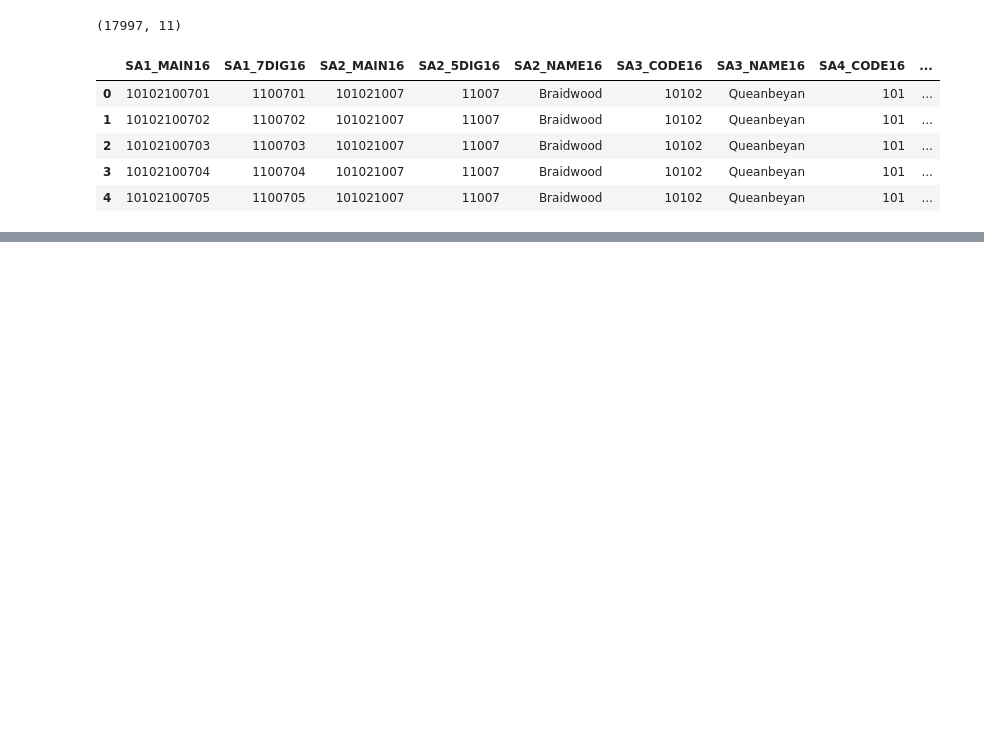
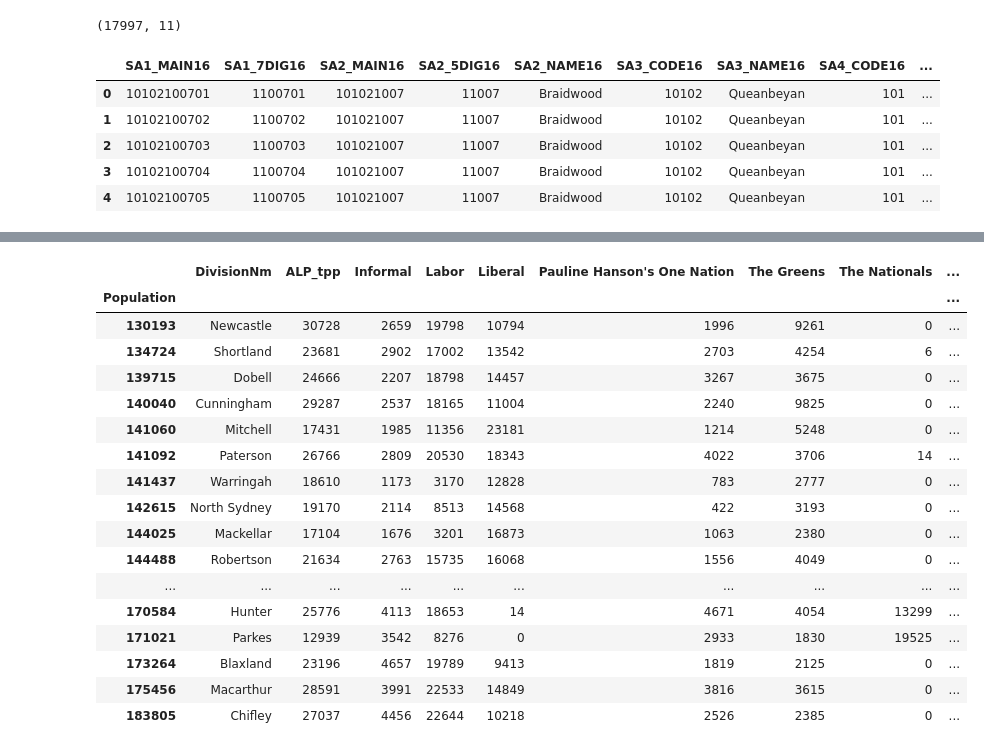
Before and after one commit to PatrickhCahill/auselectorates, a Jupyter notebook: votesbySA1s.ipynb, the cells around one changed output, grey strips where cells are left out. Saved outputs shown, nothing was run; the diff lists cells and outputs as text; code cells hidden in the pictures; blank space fills up the shorter version.

```diff
--- a/votesbySA1s.ipynb
+++ b/votesbySA1s.ipynb
@@ -188,6 +197,6 @@ shape.head()
 # %%
-newshape = shape[["SA1_7DIG16","SA3_NAME16","geometry"]]
-newshape.columns = ["ccd_id","Name","geometry"]
+newshape = shape[["SA1_7DIG16","SA3_NAME16","pop","geometry"]]
+newshape.columns = ["ccd_id","Name","Population","geometry"]
 newshape.set_index("ccd_id",inplace=True)
 # Merge the two tables if sa1_votes doesn't have ccd_id as index set default values to 0
 # Set index to integers for both tables
@@ -209,7 +228,48 @@ getdivision = lambda ccd_id: pp_id_hash[pd.Series.idxmax(handled_sa1.loc[ccd_id]
 # Adding a column called DivisionNm to final_table with value computed using getdivision
 final_table["DivisionNm"] = final_table.index.map(getdivision)
 # Reorder columns
-final_table = final_table[["DivisionNm","Name","ALP_tpp","Informal","Labor","Liberal","Pauline Hanson's One Nation","The Greens","The Nationals","United Australia Party","Independent","Others","LNP_tpp","geometry",]]
+final_table = final_table[["DivisionNm","Name","Population","ALP_tpp","Informal","Labor","Liberal","Pauline Hanson's One Nation","The Greens","The Nationals","United Australia Party","Independent","Others","LNP_tpp","geometry",]]
+# %%
+# Get all unique elements in DivisionNm
+divisions = final_table["DivisionNm"].unique()
+
+# Create a new table with DivisionNm as index and same columns as final_table
+div_votes = pd.DataFrame(index=divisions,columns=final_table.columns)
+# Drop ["DivisionNm","Name","geometry"] columns
+div_votes.drop(["DivisionNm","Name","geometry"],axis=1,inplace=True)
+div_votes.index.name = "DivisionNm"
+
+# For each division, sum the votes of all SA1s in that division
+for division in divisions:
+    div_votes.loc[division] = final_table[final_table["DivisionNm"]==division].sum()
+div_votes = div_votes.astype(int).round()
+# %%
+# Convert index to column and set population as the index
+div_votes.reset_index(inplace=True)
+div_votes.set_index("Population",inplace=True)
+# Order index by size
+div_votes.sort_index(inplace=True)
+# %%
+div_votes
+# %% [output]
+|  | DivisionNm | ALP_tpp | Informal | Labor | Liberal | Pauline Hanson's One Nation | The Greens | The Nationals | ... |
+| Population |  |  |  |  |  |  |  |  | ... |
+| 130193 | Newcastle | 30728 | 2659 | 19798 | 10794 | 1996 | 9261 | 0 | ... |
+| 134724 | Shortland | 23681 | 2902 | 17002 | 13542 | 2703 | 4254 | 6 | ... |
+| 139715 | Dobell | 24666 | 2207 | 18798 | 14457 | 3267 | 3675 | 0 | ... |
+| 140040 | Cunningham | 29287 | 2537 | 18165 | 11004 | 2240 | 9825 | 0 | ... |
+| 141060 | Mitchell | 17431 | 1985 | 11356 | 23181 | 1214 | 5248 | 0 | ... |
+| 141092 | Paterson | 26766 | 2809 | 20530 | 18343 | 4022 | 3706 | 14 | ... |
+| 141437 | Warringah | 18610 | 1173 | 3170 | 12828 | 783 | 2777 | 0 | ... |
+| 142615 | North Sydney | 19170 | 2114 | 8513 | 14568 | 422 | 3193 | 0 | ... |
+| 144025 | Mackellar | 17104 | 1676 | 3201 | 16873 | 1063 | 2380 | 0 | ... |
+| 144488 | Robertson | 21634 | 2763 | 15735 | 16068 | 1556 | 4049 | 0 | ... |
+| ... | ... | ... | ... | ... | ... | ... | ... | ... | ... |
+| 170584 | Hunter | 25776 | 4113 | 18653 | 14 | 4671 | 4054 | 13299 | ... |
+| 171021 | Parkes | 12939 | 3542 | 8276 | 0 | 2933 | 1830 | 19525 | ... |
+| 173264 | Blaxland | 23196 | 4657 | 19789 | 9413 | 1819 | 2125 | 0 | ... |
+| 175456 | Macarthur | 28591 | 3991 | 22533 | 14849 | 3816 | 3615 | 0 | ... |
+| 183805 | Chifley | 27037 | 4456 | 22644 | 10218 | 2526 | 2385 | 0 | ... |
 # %%
 newgeometry = final_table.simplify(tolerance=0.0005)
 newfinal_table = gpd.GeoDataFrame(final_table,geometry=newgeometry)
```
Also changed, not shown: parts of 3 cells of this notebook, 4 other files.
